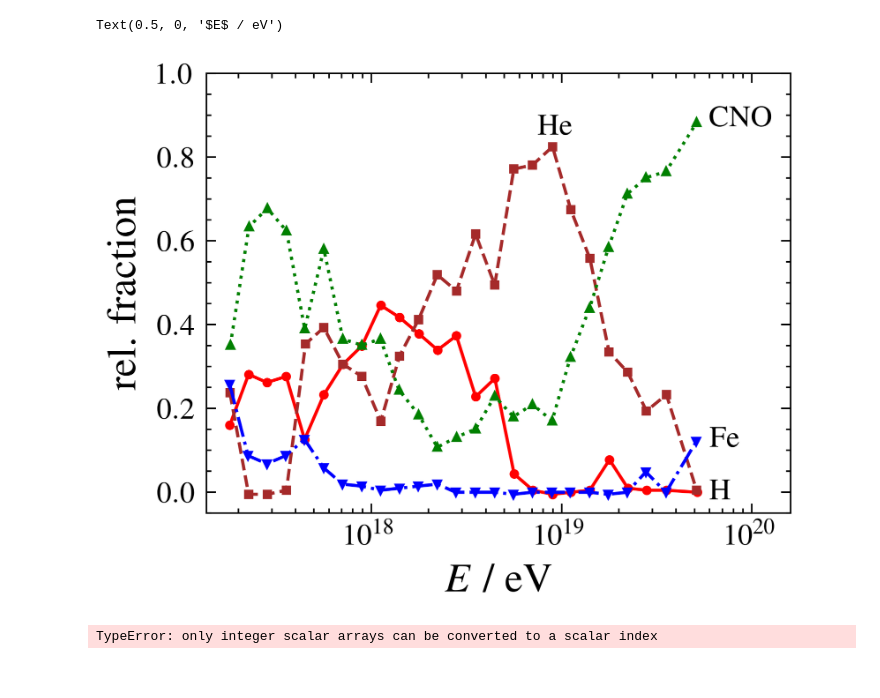
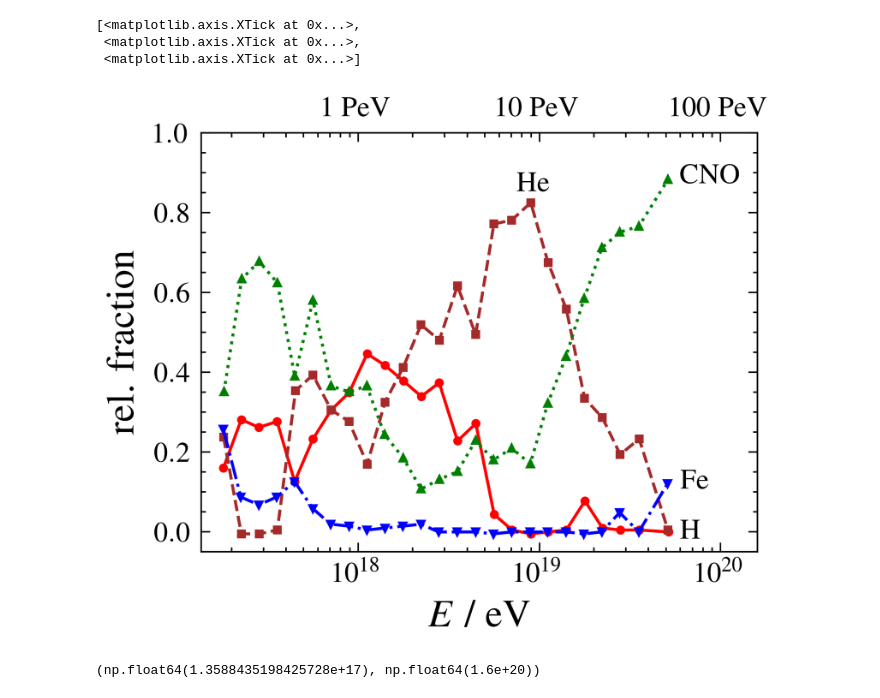
Before and after one commit to Quizznor/thesis-latex, a Jupyter notebook: scripts/plot_scripts/cr_composition/composition.ipynb, the cells around one changed output. Saved outputs shown, nothing was run; the diff lists cells and outputs as text; code cells hidden in the pictures.

```diff
--- a/scripts/plot_scripts/cr_composition/composition.ipynb
+++ b/scripts/plot_scripts/cr_composition/composition.ipynb
@@ -201,4 +198,10 @@ plt.ylim(-0.05, 1.0)
 # plt.legend(ncol=4)
 plt.ylabel("rel. fraction")
 plt.xlabel("$E$ / eV")
+ax1 = plt.gca()
+
+twinx = ax1.twiny()
+twinx.set_xscale("log")
+twinx.set_xlim(*ax1.get_xlim())
+twinx.set_xticks([1e18, 1e19, 1e20], ["1 PeV", "10 PeV", "100 PeV"])
 # %% [output]
@@ -210,6 +213,8 @@ plt.xlabel("$E$ / eV")
-Text(0.5, 0, '$E$ / eV')
+[<matplotlib.axis.XTick at 0x...>,
+ <matplotlib.axis.XTick at 0x...>,
+ <matplotlib.axis.XTick at 0x...>]
-[figure, old version]
+[figure, new version]
-# %%
-np.minimum(np.array([1 for _ in range(y)]), 0.8*y)
-# %% [output]
-TypeError: only integer scalar arrays can be converted to a scalar index
+# %%
+twinx.get_xlim()
+# %% [output]
+(np.float64(1.3588435198425728e+17), np.float64(1.6e+20))
```
Also changed, not shown: parts of 3 cells of this notebook, 4 other files.
